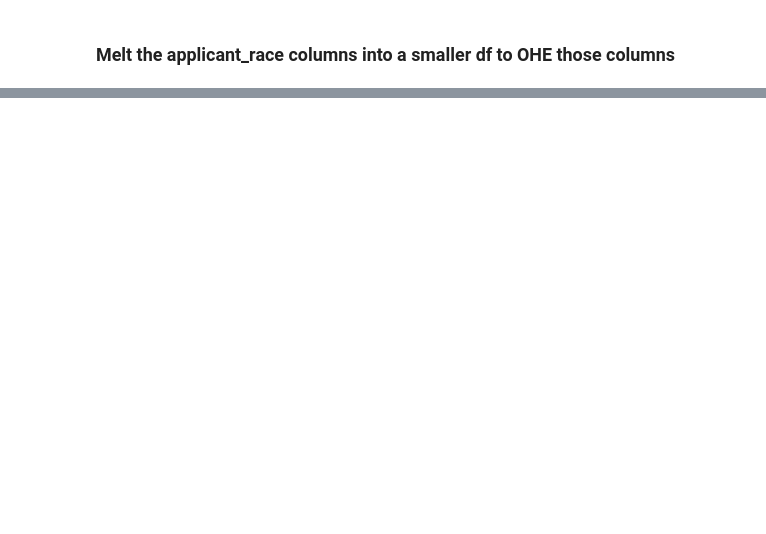
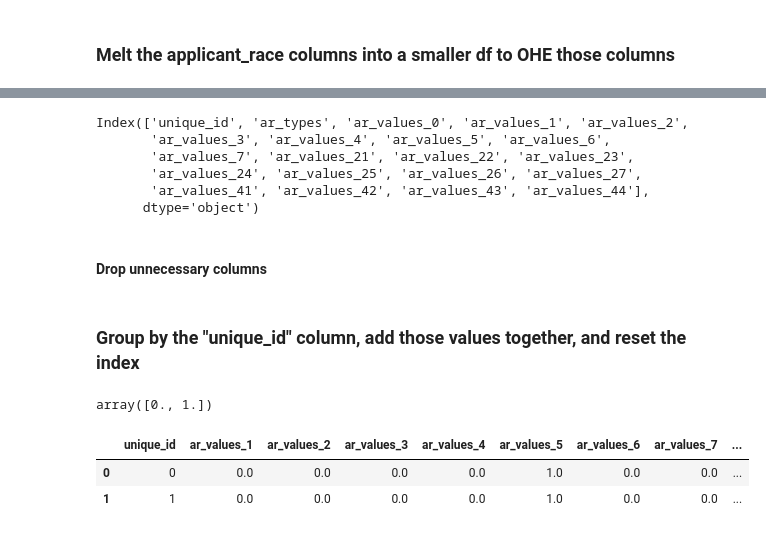
Before and after one commit to catdgomez/redlined_by_algorithm, a Jupyter notebook: notebooks/redlined_by_algorithm_exploratory.ipynb, the cells around one changed output, grey strips where cells are left out. Saved outputs shown, nothing was run; the diff lists cells and outputs as text; code cells hidden in the pictures; blank space fills up the shorter version.

```diff
--- a/notebooks/redlined_by_algorithm_exploratory.ipynb
+++ b/notebooks/redlined_by_algorithm_exploratory.ipynb
@@ -321,0 +474,27 @@ hmda_aus.head(2)
+# %%
+hmda_ar_ohe.columns.unique()
+# %% [output]
+Index(['unique_id', 'ar_types', 'ar_values_0', 'ar_values_1', 'ar_values_2',
+       'ar_values_3', 'ar_values_4', 'ar_values_5', 'ar_values_6',
+       'ar_values_7', 'ar_values_21', 'ar_values_22', 'ar_values_23',
+       'ar_values_24', 'ar_values_25', 'ar_values_26', 'ar_values_27',
+       'ar_values_41', 'ar_values_42', 'ar_values_43', 'ar_values_44'],
+      dtype='object')
+# %% [markdown]
+#### Drop unnecessary columns
+# %%
+hmda_ar_ohe = hmda_ar_ohe.drop(columns=["ar_values_0", "ar_types"])
+# %% [markdown]
+### Group by the "unique_id" column, add those values together, and reset the index
+# %%
+ar = hmda_ar_ohe.groupby("unique_id").sum().reset_index()#.astype(int)
+# %%
+ar["ar_values_4"].unique()
+# %% [output]
+array([0., 1.])
+# %%
+ar.head(2)
+# %% [output]
+|  | unique_id | ar_values_1 | ar_values_2 | ar_values_3 | ar_values_4 | ar_values_5 | ar_values_6 | ar_values_7 | ... |
+| 0 | 0 | 0.0 | 0.0 | 0.0 | 0.0 | 1.0 | 0.0 | 0.0 | ... |
+| 1 | 1 | 0.0 | 0.0 | 0.0 | 0.0 | 1.0 | 0.0 | 0.0 | ... |
```
Also changed, not shown: parts of 94 cells of this notebook.
